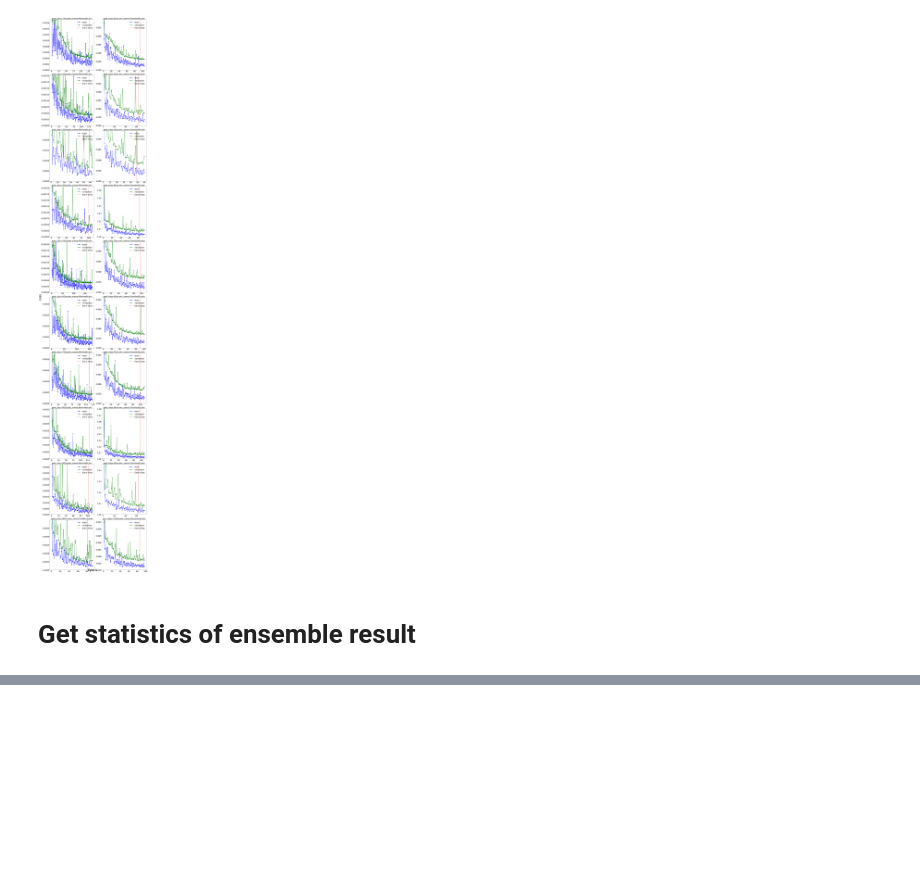
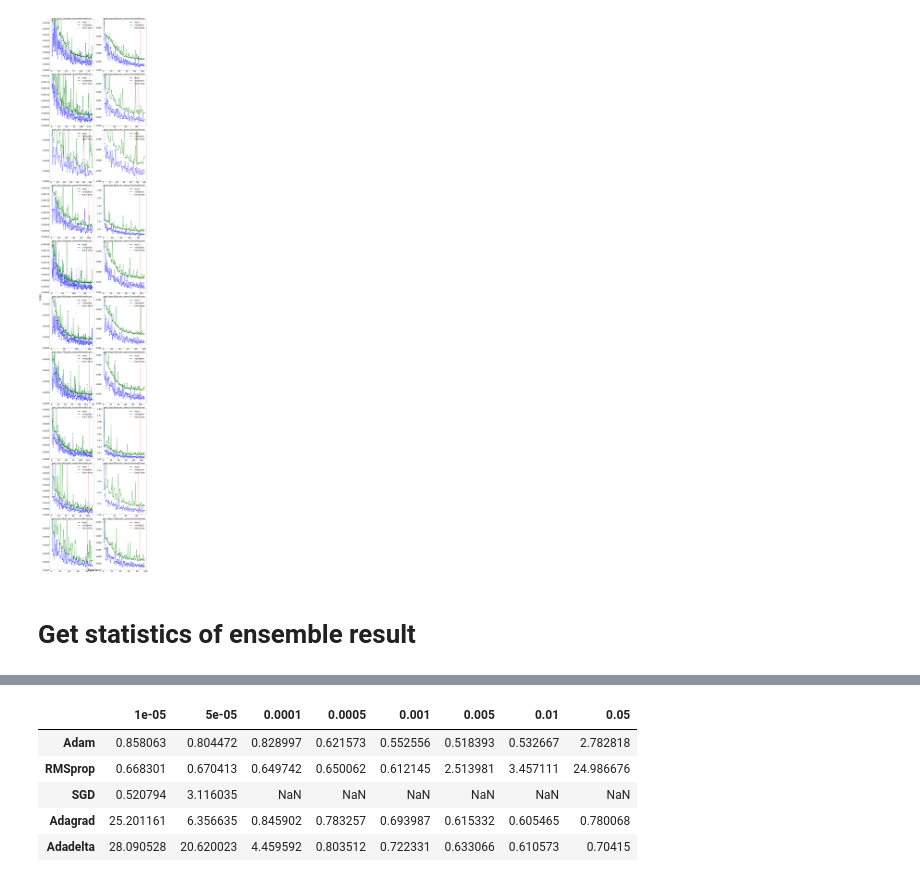
Before and after one commit to hoyunchoi/ML_practice, a Jupyter notebook: stock_data_prediction/hyperparameter_tuning.ipynb, the cells around one changed output, grey strips where cells are left out. Drawn from its saved outputs; the diff is of its cells as text; code cells hidden in the pictures; blank space fills up the shorter version.

```diff
--- a/stock_data_prediction/hyperparameter_tuning.ipynb
+++ b/stock_data_prediction/hyperparameter_tuning.ipynb
@@ -140 +114,25 @@ ensemble_result /= MAX_ENSEMBLE
+# %%
+MAX_ENSEMBLE = 4
+time = {}
+avg_mse = {}
+
+result = pd.read_pickle(os.path.join("tuning", "{}.{}_{}-{}.pkl".format(TUNING_INDEX, var1_name, var2_name, 0)))
+for prefix in result.index:
+    var1 = prefix[prefix.find(":")+1 : prefix.find("/")]
+    var2 = prefix[prefix.rfind(":")+1 : ]
+    if var1 not in time.keys():
+        time[var1], avg_mse[var1] = {}, {}
+    time[var1][var2] = np.zeros(MAX_ENSEMBLE)
+    avg_mse[var1][var2] = np.zeros(MAX_ENSEMBLE)
+
+for ensemble in range(MAX_ENSEMBLE):
+    result = pd.read_pickle(os.path.join("tuning", "{}.{}_{}-{}.pkl".format(TUNING_INDEX, var1_name, var2_name, ensemble)))
+    for prefix in result.index:
+        var1 = prefix[prefix.find(":")+1 : prefix.find("/")]
+        var2 = prefix[prefix.rfind(":")+1 : ]
+        time[var1][var2][ensemble] = result['time'][prefix]
+        avg_mse[var1][var2][ensemble] = result['avg_test_mse'][prefix]
+
+time = pd.DataFrame(time)
+avg_mse = pd.DataFrame(avg_mse)
 # %%
@@ -152,0 +189,9 @@ for col in avg_mse.columns:
+# %%
+avg_mse_mean
+# %% [output]
+|  | 1e-05 | 5e-05 | 0.0001 | 0.0005 | 0.001 | 0.005 | 0.01 | 0.05 |
+| Adam | 0.858063 | 0.804472 | 0.828997 | 0.621573 | 0.552556 | 0.518393 | 0.532667 | 2.782818 |
+| RMSprop | 0.668301 | 0.670413 | 0.649742 | 0.650062 | 0.612145 | 2.513981 | 3.457111 | 24.986676 |
+| SGD | 0.520794 | 3.116035 | NaN | NaN | NaN | NaN | NaN | NaN |
+| Adagrad | 25.201161 | 6.356635 | 0.845902 | 0.783257 | 0.693987 | 0.615332 | 0.605465 | 0.780068 |
+| Adadelta | 28.090528 | 20.620023 | 4.459592 | 0.803512 | 0.722331 | 0.633066 | 0.610573 | 0.70415 |
```
Also changed, not shown: parts of 13 cells of this notebook, 12 other files.
